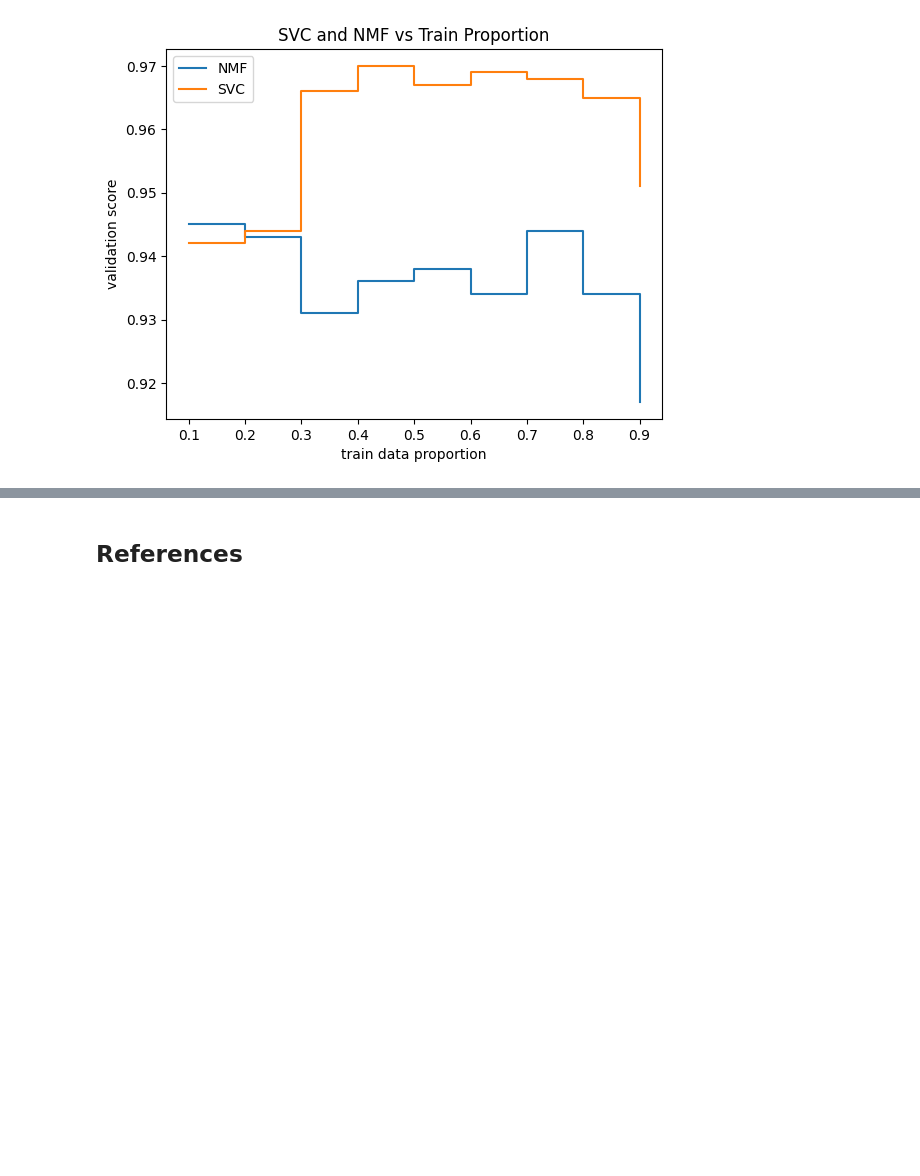
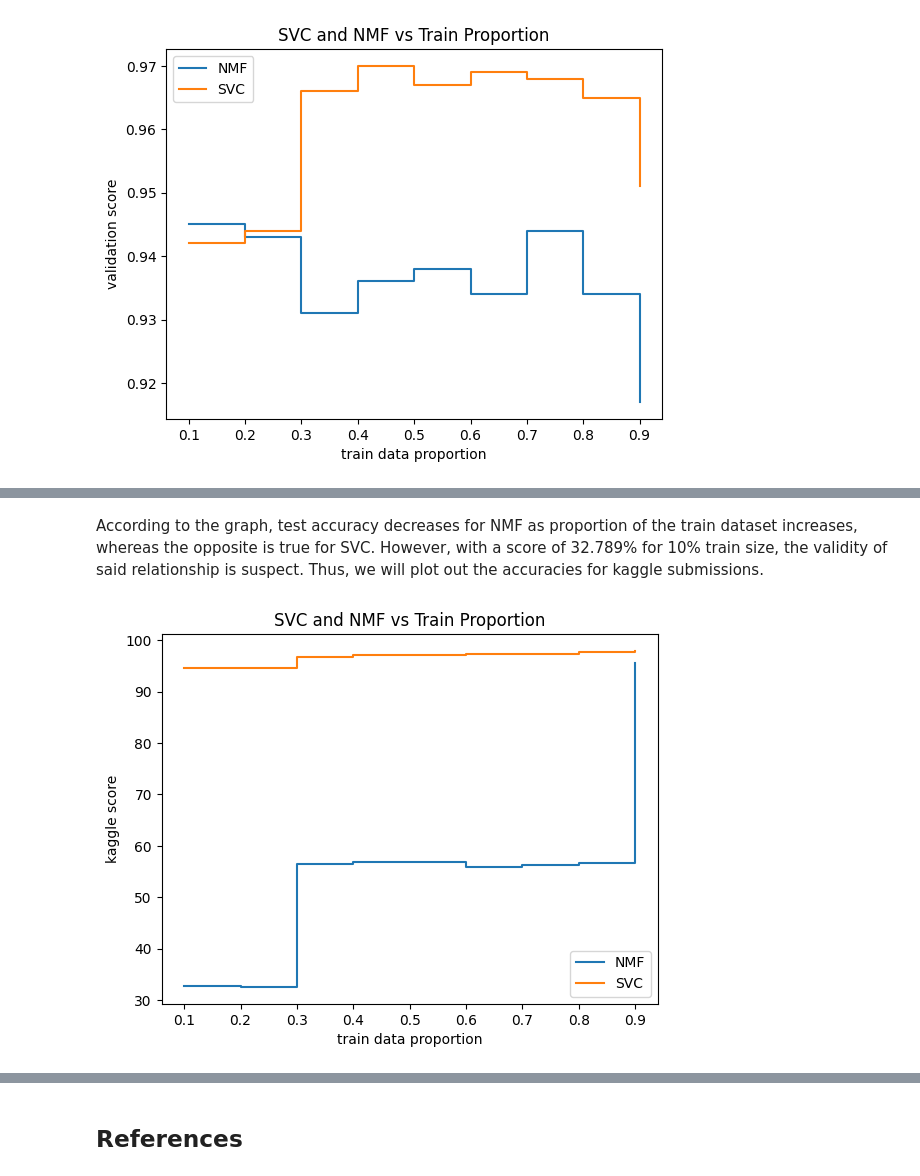
Before and after one commit to BlueJayVRStudio/CSCA5632_miniproj, a Jupyter notebook: BBCNewsClassification.ipynb, the cells around one changed output, grey strips where cells are left out. Drawn from its saved outputs; the diff is of its cells as text; code cells hidden in the pictures; blank space fills up the shorter version.

```diff
--- a/BBCNewsClassification.ipynb
+++ b/BBCNewsClassification.ipynb
@@ -670,11 +670,14 @@ comparison_stats = {
     'NMF test accuracy': []
 }
 
+nmf_models = {}
+svc_models = {}
+
 for p in range(1, 10):
     comparison_stats['train proportion'].append(p * 0.1)
 
     X_train, X_test, Y_train, Y_test =  train_test_split(df_train.Text, df_train.Category, train_size=0.1 * p, random_state=42)
-
+    print(len(X_train))
     train_tokenized = best_vectorizer.transform(X_train)
     test_tokenized = best_vectorizer.transform(X_test)
 
@@ -685,15 +688,17 @@ for p in range(1, 10):
     # we will use 5 fold cross validation to save time
     grid = GridSearchCV(svc, parameters, cv=5, n_jobs=-1, scoring='accuracy')
 
-    tfidf_train = best_vectorizer.transform(X_train)
-    grid.fit(tfidf_train, Y_train)
+    grid.fit(train_tokenized, Y_train)
 
-    prediction = grid.best_estimator_.predict(best_vectorizer.transform(X_test))
-    train_labels = np.array(Y_test)
+    # save model in memory
+    svc_models[p] = grid.best_estimator_
+
+    prediction = grid.best_estimator_.predict(test_tokenized)
+    test_labels = np.array(Y_test)
 
     # Calculate Accuracy
-    total = len(np.array(prediction == train_labels))
-    correct = len(np.where(np.array(prediction == train_labels) == True)[0])
+    total = len(np.array(prediction == test_labels))
+    correct = len(np.where(np.array(prediction == test_labels) == True)[0])
     accuracy = correct/total
     comparison_stats['SVC test accuracy'].append(accuracy)
 
@@ -704,6 +709,9 @@ for p in range(1, 10):
               beta_loss = 'kullback-leibler',
               random_state = 0)
     nmf_train = nmf.fit_transform(train_tokenized)
+    # save model in memory
+    nmf_models[p] = nmf
+
     yp = np.argmax(nmf_train, axis=1)
     permutation, accuracy = label_permute_compare(Y_train, yp)
 
@@ -746,0 +797,2 @@ plt.show()
+# %% [markdown]
+According to the graph, test accuracy decreases for NMF as proportion of the train dataset increases, whereas the opposite is true for SVC. However, with a score of 32.789% for 10% train size, the validity of said relationship is suspect. Thus, we will plot out the accuracies for kaggle submissions.
@@ -746,0 +823,14 @@ plt.show()
+# %%
+nmf_accuracies_final = [32.789, 32.517, 56.462, 56.870, 56.870, 55.918, 56.326, 56.598, 95.646]
+svc_accuracies_final = [94.557, 94.557, 96.734, 97.142, 97.142, 97.278, 97.278, 97.823, 97.959]
+
+fig, ax = plt.subplots()
+ax.set_xlabel("train data proportion")
+ax.set_ylabel("kaggle score")
+ax.set_title("SVC and NMF vs Train Proportion")
+ax.plot(stats['train proportion'], nmf_accuracies_final, label="NMF", drawstyle="steps-post")
+ax.plot(stats['train proportion'], svc_accuracies_final, label="SVC", drawstyle="steps-post")
+ax.legend()
+plt.show()
+# %% [output]
+[figure, added]
```
Also changed, not shown: parts of 4 cells of this notebook, 19 other files.
